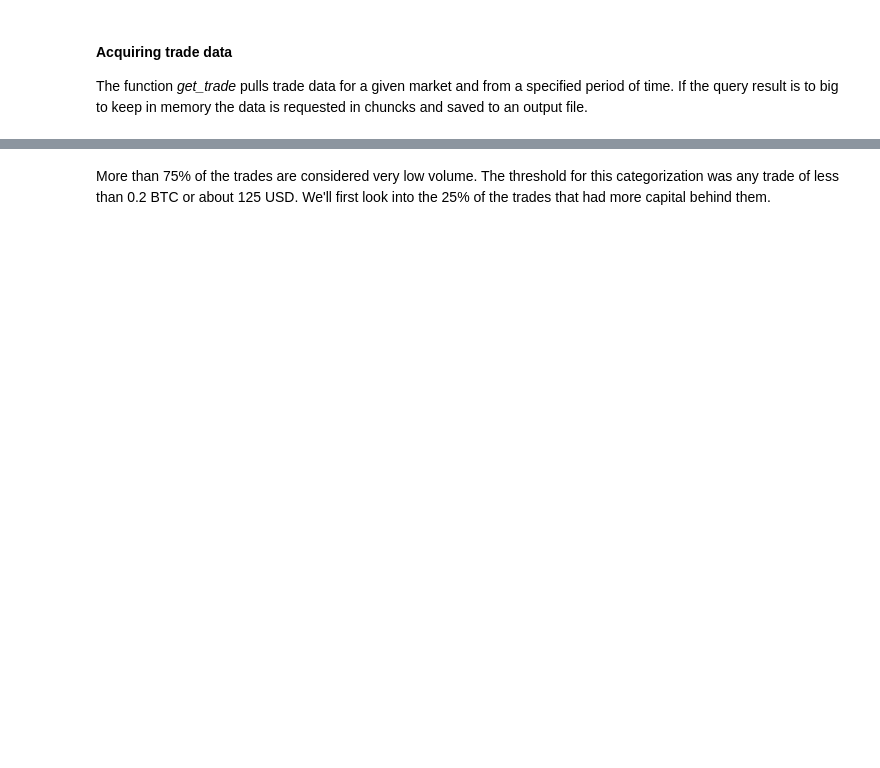
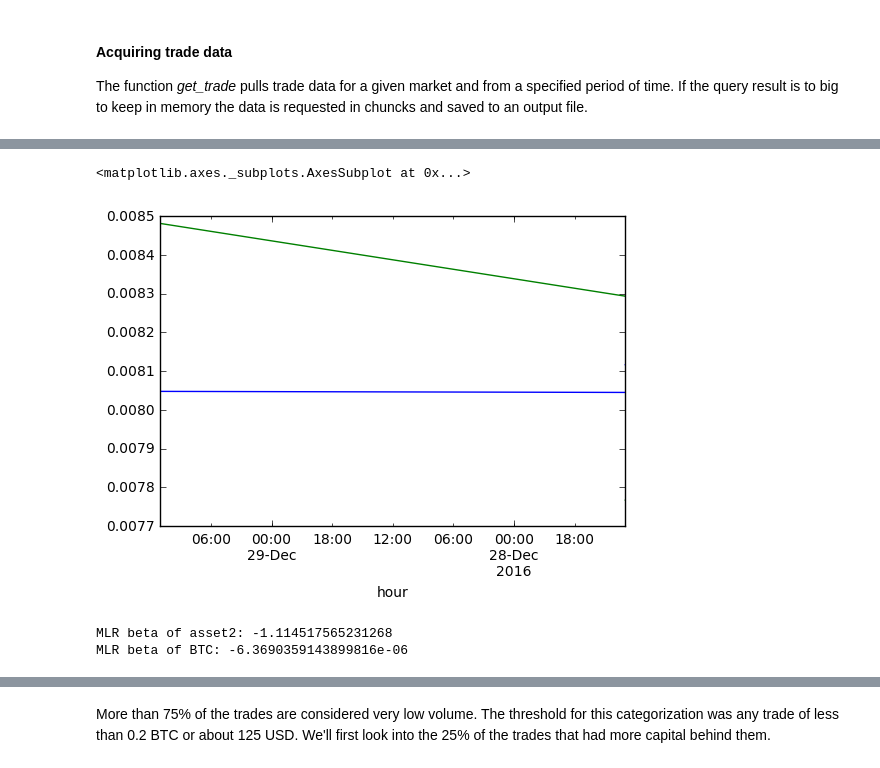
Before and after one commit to malcolmjmr/springboard, a Jupyter notebook: Data Acquisition.ipynb, the cells around one changed output, grey strips where cells are left out. Cells and saved outputs as stored; diff of their text form; code cells hidden in the pictures; blank space fills up the shorter version.

```diff
--- a/Data Acquisition.ipynb
+++ b/Data Acquisition.ipynb
@@ -220,0 +221,35 @@ Name: volume_level, dtype: float64
+# %%
+# ma_cross.py
+
+class MarketOnClosePortfolio:
+    """Encapsulates the notion of a portfolio of positions based
+    on a set of signals as provided by a Strategy.
+
+    Requires:
+    symbol - A stock symbol which forms the basis of the portfolio.
+    bars - A DataFrame of bars for a symbol set.
+    signals - A pandas DataFrame of signals (1, 0, -1) for each symbol.
+    initial_capital - The amount in cash at the start of the portfolio."""
+
+    def __init__(self, prices, signals, initial_capital=1000.0):
+        self.prices = prices
+        self.signals = signals
+        self.initial_capital = float(initial_capital)
+        self.positions = self.generate_positions()
+        self.portfolio = self.backtest_positions()
+
+    def determine_order_size(self):
+        return 1000
+
+    def generate_positions(self):
+        return self.determine_order_size()*self.signals['signal']
+
+    def backtest_positions(self):
+        portfolio = pd.DataFrame(index=self.prices.index)
+        portfolio['holdings'] = self.positions*self.prices
+        portfolio['position_change'] = self.positions.diff() * self.prices
+        portfolio['cash'] = self.initial_capital - (portfolio.position_change).sum()
+
+        portfolio['total'] = portfolio['cash'] + portfolio['holdings']
+        portfolio['returns'] = portfolio['total'].pct_change()
+        return portfolio
@@ -220,0 +369,9 @@ Name: volume_level, dtype: float64
+# %%
+
+start = 100
+end = 180
+signals.long_mavg[start:end].plot()
+prices[start:end].plot()
+# %% [output]
+<matplotlib.axes._subplots.AxesSubplot at 0x...>
+[figure, added]
@@ -220,0 +388,14 @@ Name: volume_level, dtype: float64
+# %%
+# Run multiple linear regression using asset2 and SPY as independent variables
+asset1 = trade_data['XMR'].rate['mean']
+asset2 = trade_data['ETH'].rate['mean']
+benchmark = trade_data['BTC'].rate['mean']
+
+mlr = regression.linear_model.OLS(asset1, sm.add_constant(np.column_stack([asset2,benchmark]))).fit()
+
+prediction = mlr.params[0] + mlr.params[1]* + mlr.params[2]*benchmark
+prediction.name = 'Prediction'
+print ('MLR beta of asset2: {} \nMLR beta of BTC: {}'.format(mlr.params[1], mlr.params[2]))
+# %% [output]
+MLR beta of asset2: -1.114517565231268
+MLR beta of BTC: -6.3690359143899816e-06
```
Also changed, not shown: parts of 60 cells of this notebook, 10 other files.
